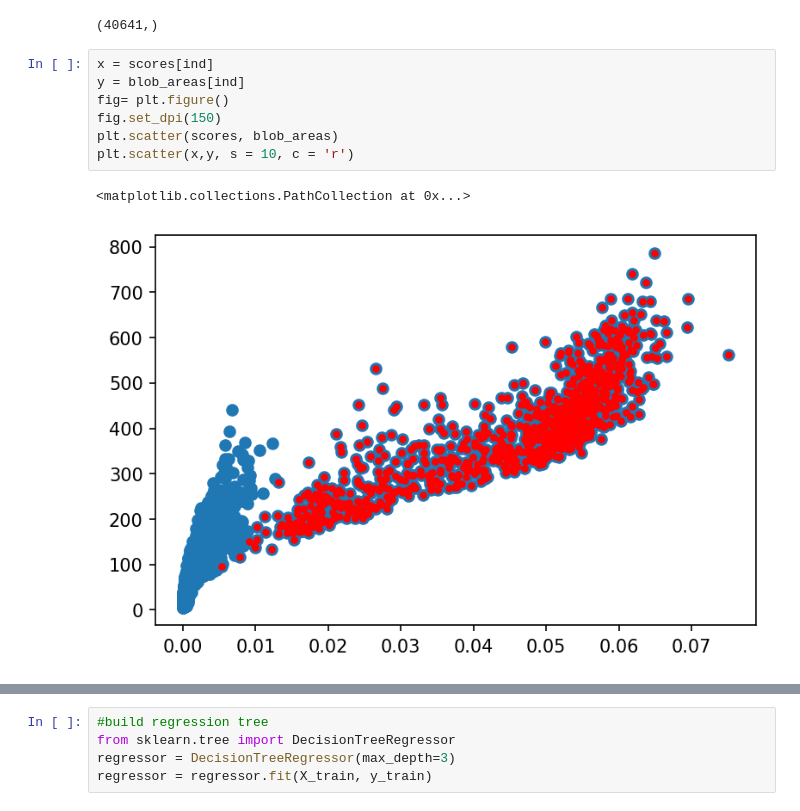
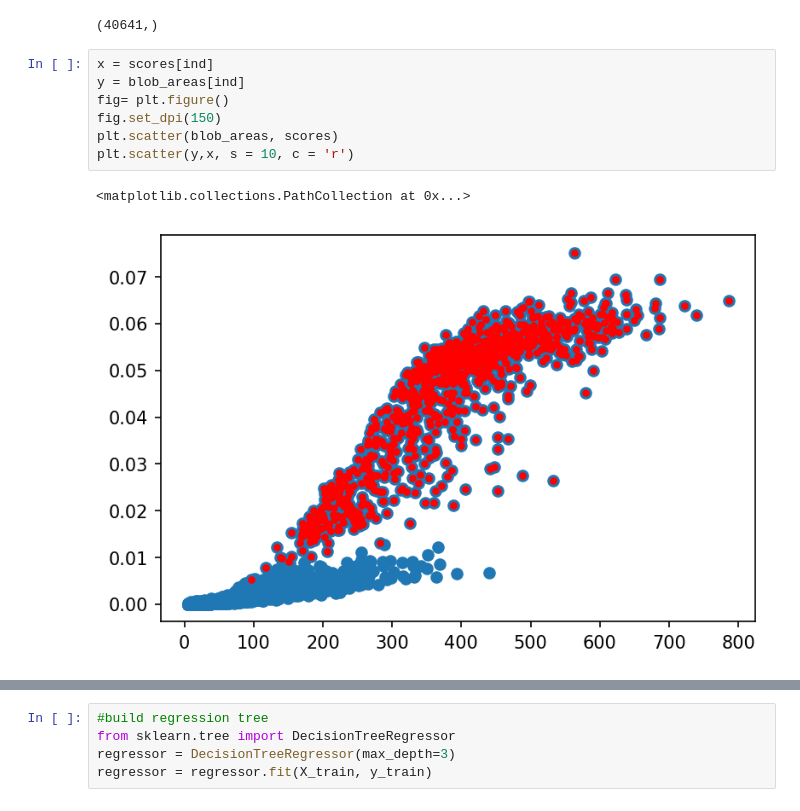
Before and after one commit to Kayzi0/ExplainBlobs, a Jupyter notebook: regression.ipynb, the cells around one changed output, grey strips where cells are left out. Saved outputs shown, nothing was run; the diff lists cells and outputs as text.

```diff
--- a/regression.ipynb
+++ b/regression.ipynb
@@ -94,12 +94,12 @@ blob_areas.shape
 # %%
 x = scores[ind]
 y = blob_areas[ind]
 fig= plt.figure()
 fig.set_dpi(150)
-plt.scatter(scores, blob_areas)
-plt.scatter(x,y, s = 10, c = 'r')
+plt.scatter(blob_areas, scores)
+plt.scatter(y,x, s = 10, c = 'r')
 # %% [output]
 <matplotlib.collections.PathCollection at 0x...>
-[figure, old version]
+[figure, new version]
 # %%
 fig = plt.figure()
```
Also changed, not shown: parts of 8 cells of this notebook.
